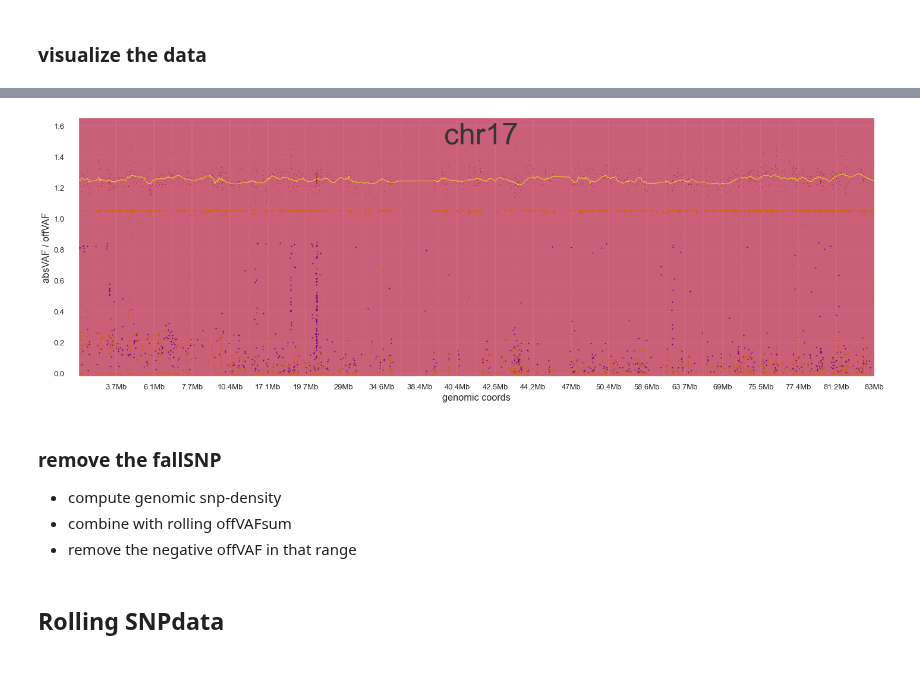
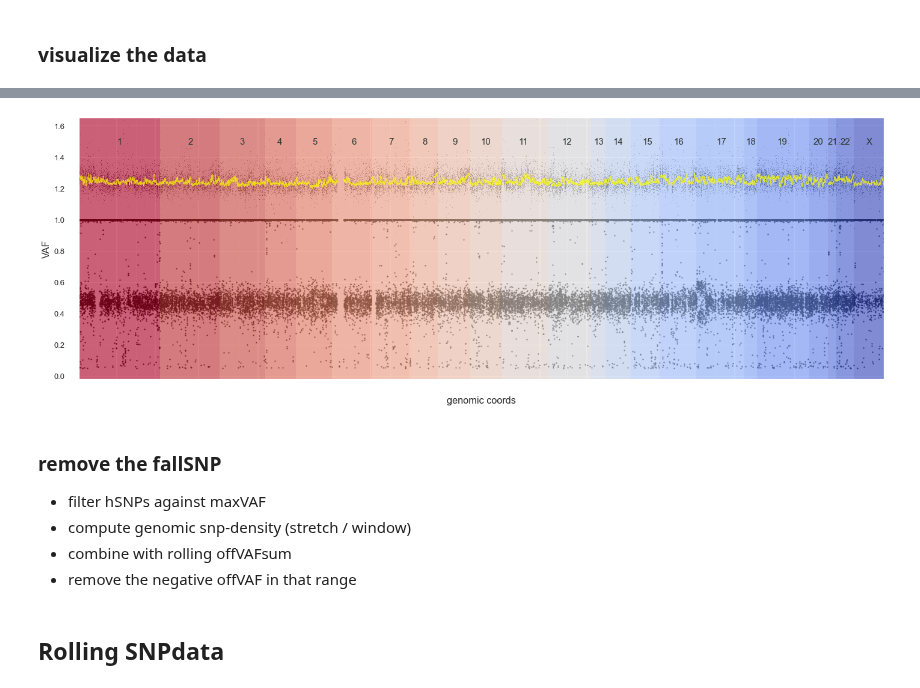
Before and after one commit to Mar111tiN/myCNV, a Jupyter notebook: nb/addRollingSNP.ipynb, the cells around one changed output, grey strips where cells are left out. Drawn from its saved outputs; the diff is of its cells as text; code cells hidden in the pictures.

```diff
--- a/nb/addRollingSNP.ipynb
+++ b/nb/addRollingSNP.ipynb
@@ -128,5 +115,6 @@ fig_params = dict(
 chroms = ['chr5', 'chr7','chr8', 'chr11', 'chr17']
 r1 = 'chr17:3Mb-9Mb'
 
-fig, ax, df, chrom_df = plot_snp(snp_df, snp_plots=[vaf], chroms='all', region='chr17', **fig_params)
+_ = plot_snp(snp_df, snp_plots=[vaf], chroms='all', region='', **fig_params)
+#fig, ax, df, chrom_df
 # %% [output]
@@ -206,3 +242,3 @@ def expand_SNPdata(snp_df, config):
 # %%
+config = get_config(config_file, 'combine')
 snp2_df = expand_SNPdata(snp_df, config)
-snp2_df
@@ -263,38 +263,40 @@ absvaf = dict(
             color='blue',
             s=2,
             alpha=1
         ))
 deltavaf = dict(
         title='deltaVAF',
         plot_type='scatter',   # ['line', 'scatter']
         data='deltaVAF',
         plot_args=dict(
             linewidth=0.5,
             color='green',
             s=5,
             alpha=1
         ))
 
 offvaf = dict(
         title='offVAF',
         plot_type='scatter',   # ['line', 'scatter']
         data='offVAF',
         plot_args=dict(
             linewidth=0.5,
-            color='yellow',
+            color='blue',
             s=5,
             alpha=1
         ))
 
 
 chroms = ['chr5', 'chr7','chr8', 'chr11', 'chr17']
 r1 = 'chr17:3Mb-9Mb'
 
-fig, ax, df, chrom_df = plot_snp(snp2_df, snp_plots=[absvaf, offvaf], cov_plots=[log2, log2mean], chroms='all', region='chr17', **fig_params)
+_ = plot_snp(snp2_df, snp_plots=[vaf], cov_plots=[log2, log2mean], chroms='all', region='', **fig_params)
+# fig, ax, df, chrom_df
 # %% [output]
-[figure, old version]
+[figure, new version]
 # %% [markdown]
 ### remove the fallSNP
-+ compute genomic snp-density
++ filter hSNPs against maxVAF
++ compute genomic snp-density (stretch / window)
 + combine with rolling offVAFsum
 + remove the negative offVAF in that range
```
Also changed, not shown: parts of 20 cells of this notebook, 2 other files.
